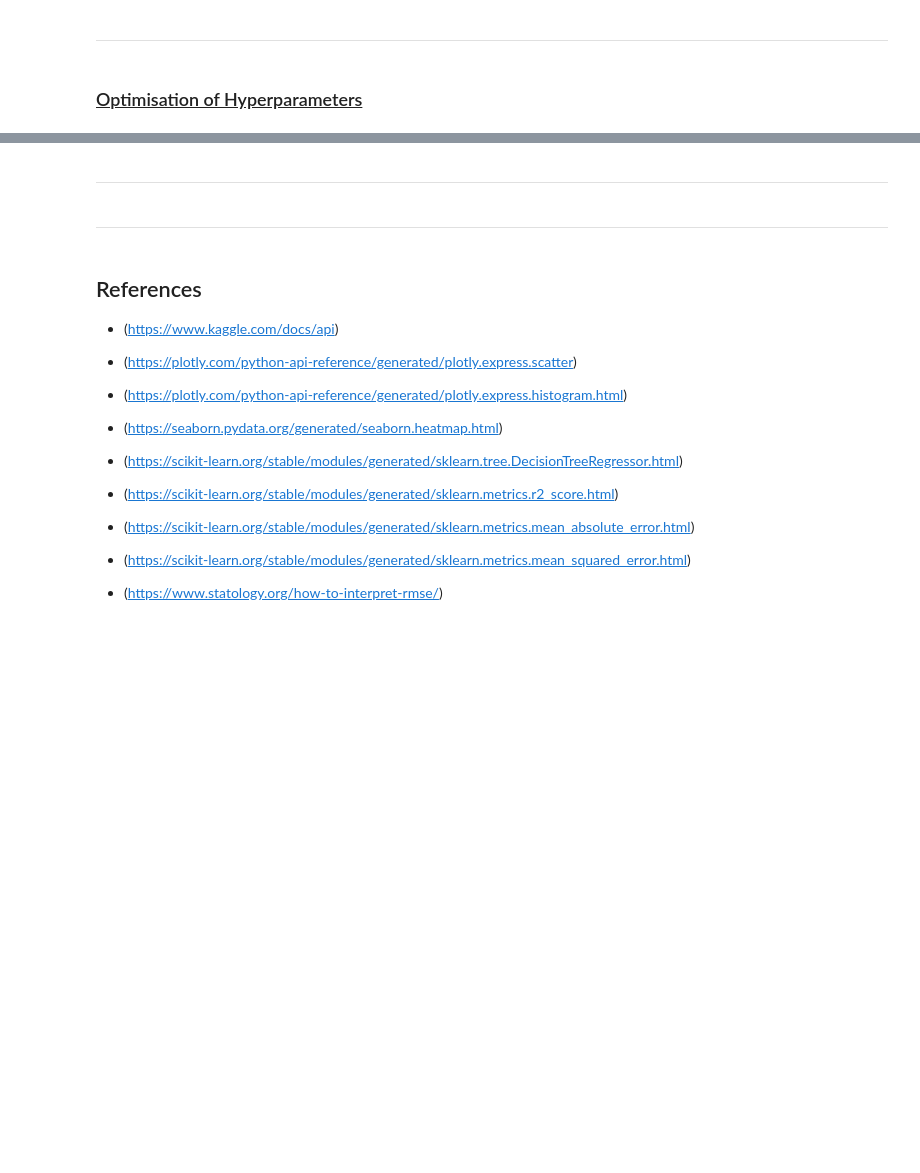
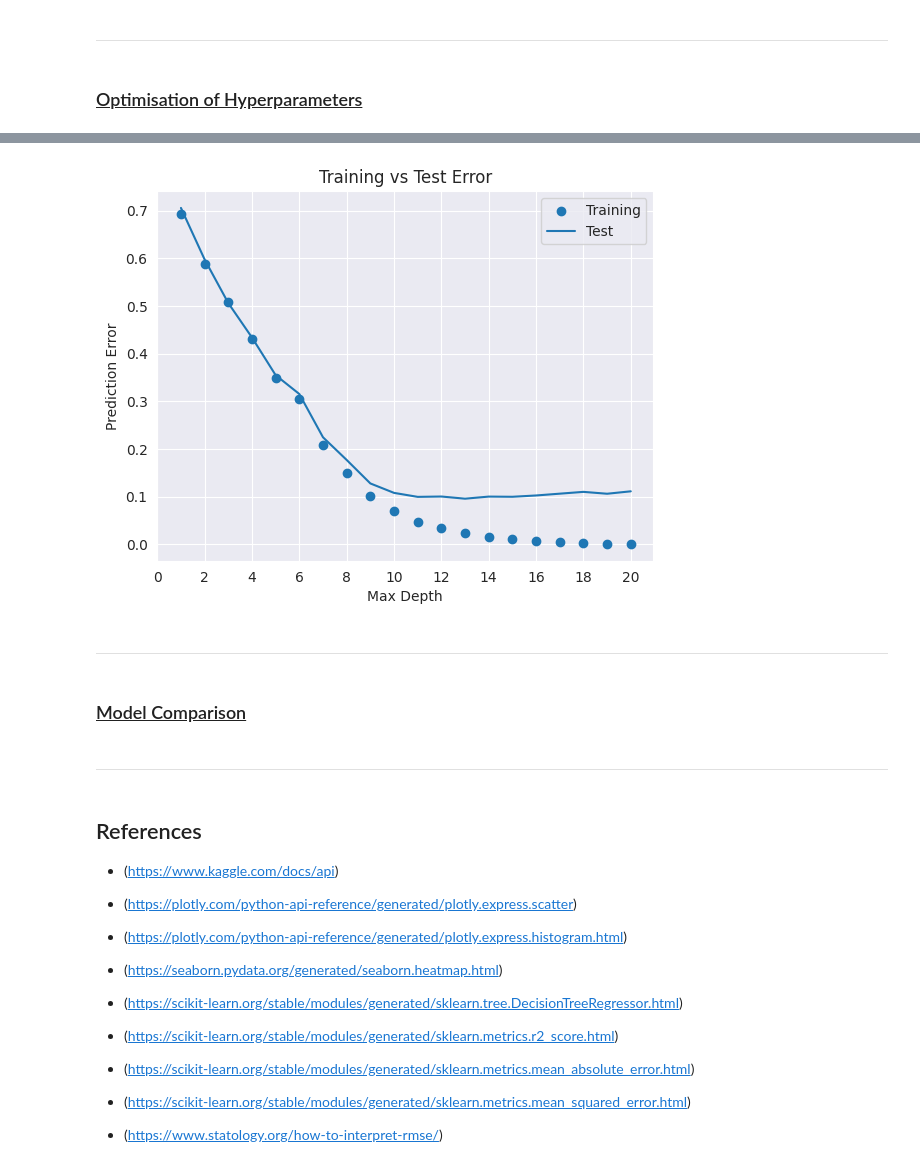
Before and after one commit to sadiam09/Beginner, a Jupyter notebook: Big_Data_Coursework/M32895_Big_Data_Applications.ipynb, the cells around one changed output, grey strips where cells are left out. Drawn from its saved outputs; the diff is of its cells as text; code cells hidden in the pictures; blank space fills up the shorter version.

```diff
--- a/Big_Data_Coursework/M32895_Big_Data_Applications.ipynb
+++ b/Big_Data_Coursework/M32895_Big_Data_Applications.ipynb
@@ -562,4 +562,19 @@ Lesson 6.1
 """
 
 # function to return the train and test errors for each max depth value
-def max
+def max_depth_error(md):
+    model = DecisionTreeRegressor(max_depth=md, random_state=42) # create model with given max depth
+    model.fit(X_train, y_train) # train model
+    train_error = 1 - model.score(X_train, y_train) # calculate train error
+    test_error = 1 - model.score(X_test, y_test) # calculate test error
+    return {'Max Depth': md, 'Training Error': train_error, 'Test Error': test_error} # return results
+# %%
+# loop through max depth values from 1 to 20
+errors_list = []  # empty list to store results
+
+for md in range(1, 21):
+    result = max_depth_error(md) # get error for each max depth
+    errors_list.append(result) # add to list
+
+errors_df = pd.DataFrame(errors_list) # convert to dataframe
+errors_df # display results
@@ -566,5 +599,20 @@ def max
+# %%
+# plot training vs test error for each max depth value
+plt.figure()
+plt.scatter(errors_df['Max Depth'], errors_df['Training Error']) # plot training error
+plt.plot(errors_df['Max Depth'], errors_df['Test Error']) # plot test error
+plt.title('Training vs Test Error')
+plt.xticks(range(0, 21, 2)) # x axis ticks
+plt.xlabel('Max Depth')
+plt.ylabel('Prediction Error')
+plt.legend(['Training', 'Test'])
+plt.show() # display chart
+# %% [output]
+[figure, added]
 # %% [markdown]
 ---
+# %% [markdown]
+### <u>Model Comparison<u>
 # %% [markdown]
 ---
 # %% [markdown]
```
Also changed, not shown: parts of 1 cell of this notebook.
